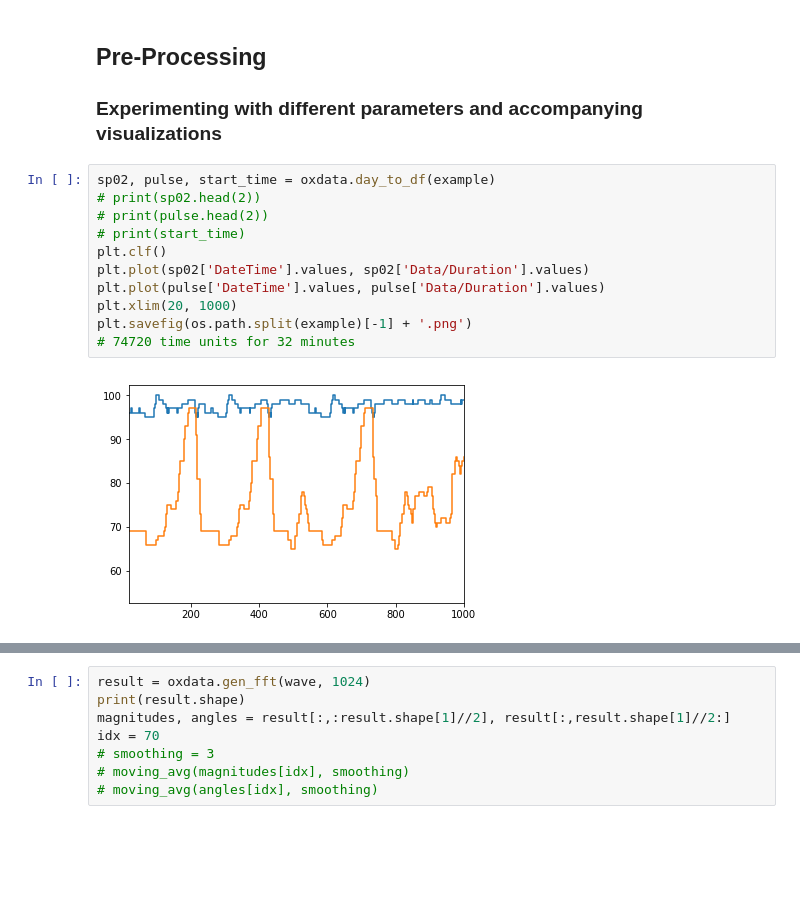
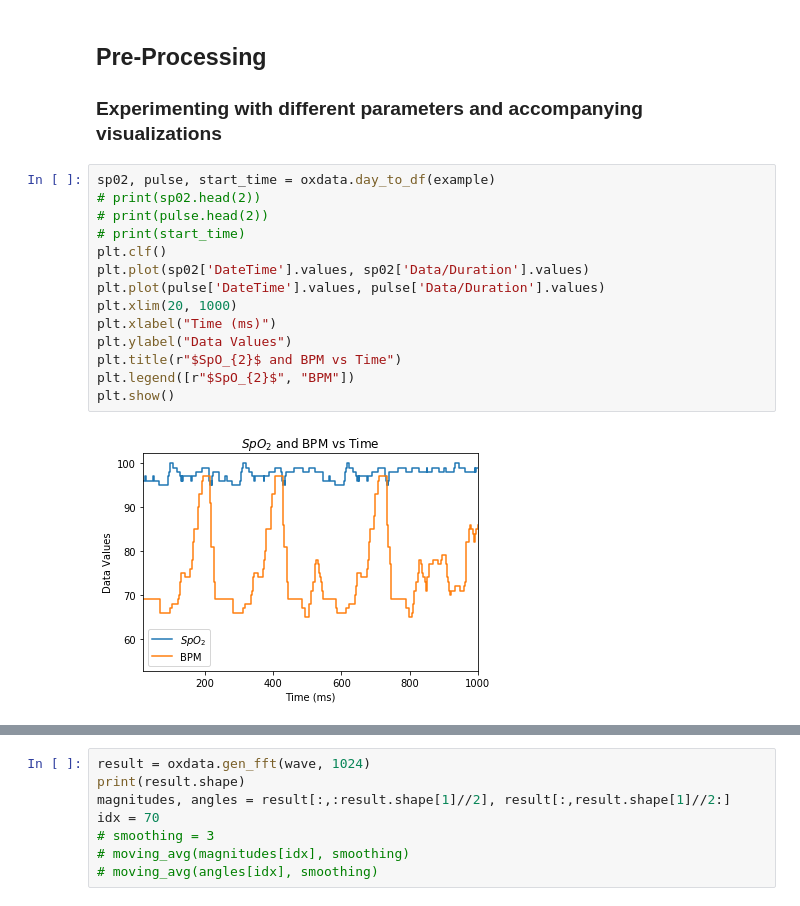
Before and after one commit to allen-n/calsens, a Jupyter notebook: Capstone.ipynb, the cells around one changed output, grey strips where cells are left out. Drawn from its saved outputs; the diff is of its cells as text; blank space fills up the shorter version.

Commit message:
Updated graphs with labeling for report.

```diff
--- a/Capstone.ipynb
+++ b/Capstone.ipynb
@@ -49,16 +49,19 @@ example = os.path.join(data_path, 'OSCAR_allen_Details_2019-10-24.csv')
 # %%
 sp02, pulse, start_time = oxdata.day_to_df(example)
 # print(sp02.head(2))
 # print(pulse.head(2))
 # print(start_time)
 plt.clf()
 plt.plot(sp02['DateTime'].values, sp02['Data/Duration'].values)
 plt.plot(pulse['DateTime'].values, pulse['Data/Duration'].values)
 plt.xlim(20, 1000)
-plt.savefig(os.path.split(example)[-1] + '.png')
-# 74720 time units for 32 minutes
+plt.xlabel("Time (ms)")
+plt.ylabel("Data Values")
+plt.title(r"$SpO_{2}$ and BPM vs Time")
+plt.legend([r"$SpO_{2}$", "BPM"])
+plt.show()
 # %% [output]
-[figure, old version]
+[figure, new version]
 # %%
 # Pre Processing for the FFT
 wave = oxdata.preproc_df_fft(sp02, smoothing='gaussian', sigma=1, plot=True)
```
Also changed, not shown: parts of 4 cells of this notebook, 1 other file.
